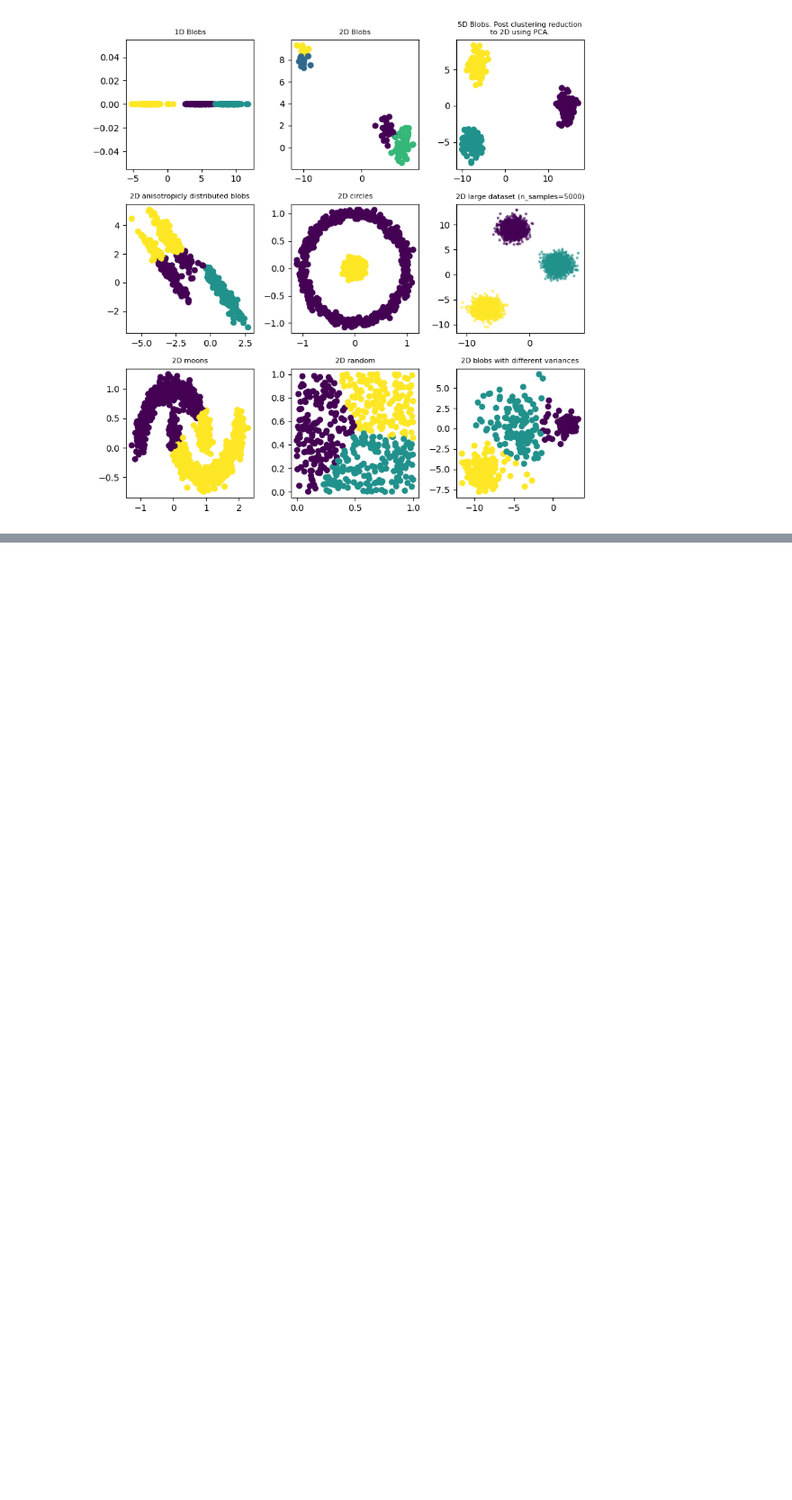
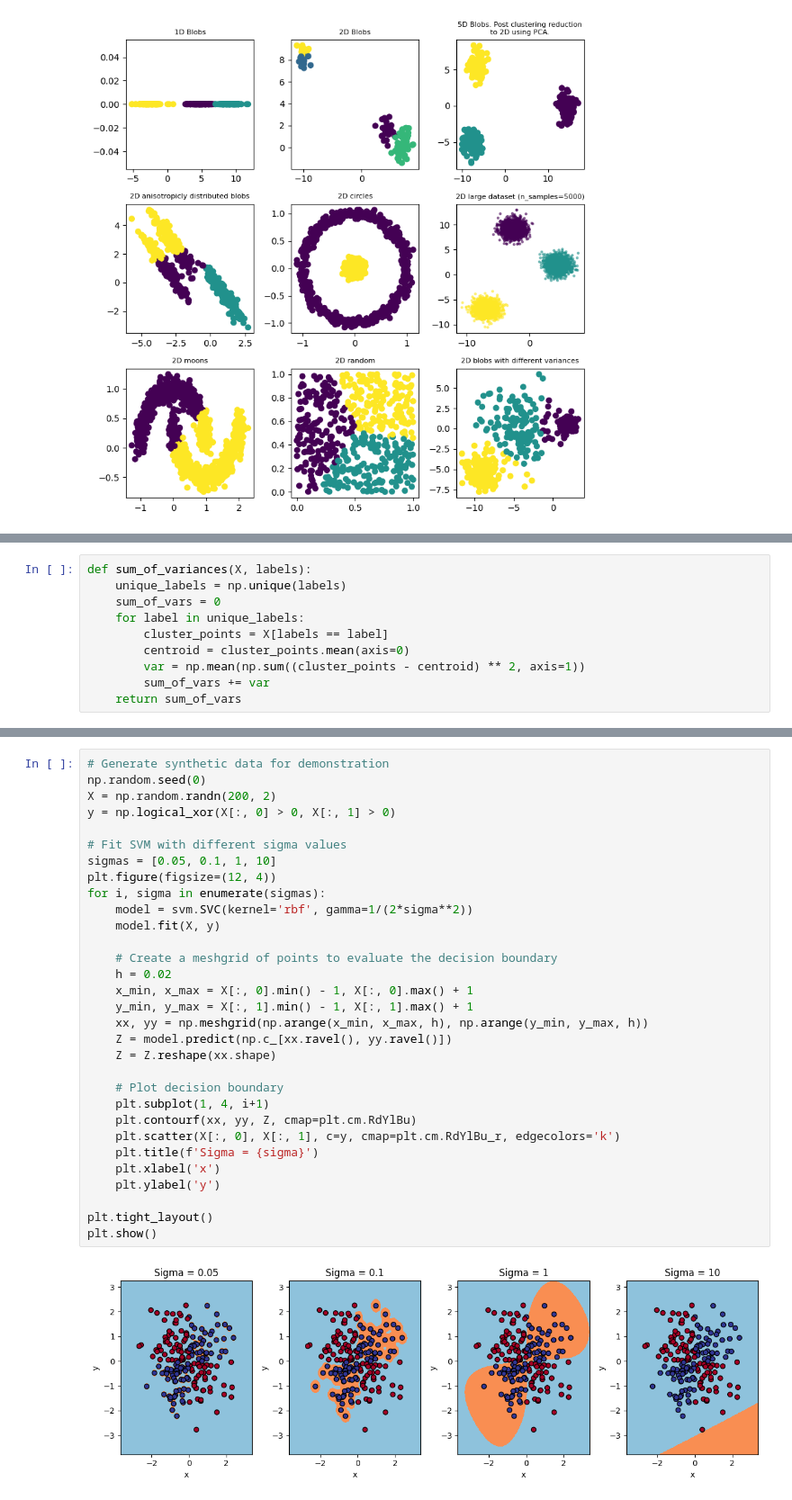
Before and after one commit to MLUX-University-of-Vienna/oster-bachelor-thesis, a Jupyter notebook: examples/kkmeans-evaluation.ipynb, the cells around one changed output, grey strips where cells are left out. Shown at 90% size. Drawn from its saved outputs; the diff is of its cells as text; blank space fills up the shorter version.

```diff
--- a/examples/kkmeans-evaluation.ipynb
+++ b/examples/kkmeans-evaluation.ipynb
@@ -421,0 +453,10 @@ plt.show()
+# %%
+def sum_of_variances(X, labels):
+    unique_labels = np.unique(labels)
+    sum_of_vars = 0
+    for label in unique_labels:
+        cluster_points = X[labels == label]
+        centroid = cluster_points.mean(axis=0)
+        var = np.mean(np.sum((cluster_points - centroid) ** 2, axis=1))
+        sum_of_vars += var
+    return sum_of_vars
@@ -421,0 +557,33 @@ plt.show()
+# %%
+# Generate synthetic data for demonstration
+np.random.seed(0)
+X = np.random.randn(200, 2)
+y = np.logical_xor(X[:, 0] > 0, X[:, 1] > 0)
+
+# Fit SVM with different sigma values
+sigmas = [0.05, 0.1, 1, 10]
+plt.figure(figsize=(12, 4))
+for i, sigma in enumerate(sigmas):
+    model = svm.SVC(kernel='rbf', gamma=1/(2*sigma**2))
+    model.fit(X, y)
+
+    # Create a meshgrid of points to evaluate the decision boundary
+    h = 0.02
+    x_min, x_max = X[:, 0].min() - 1, X[:, 0].max() + 1
+    y_min, y_max = X[:, 1].min() - 1, X[:, 1].max() + 1
+    xx, yy = np.meshgrid(np.arange(x_min, x_max, h), np.arange(y_min, y_max, h))
+    Z = model.predict(np.c_[xx.ravel(), yy.ravel()])
+    Z = Z.reshape(xx.shape)
+
+    # Plot decision boundary
+    plt.subplot(1, 4, i+1)
+    plt.contourf(xx, yy, Z, cmap=plt.cm.RdYlBu)
+    plt.scatter(X[:, 0], X[:, 1], c=y, cmap=plt.cm.RdYlBu_r, edgecolors='k')
+    plt.title(f'Sigma = {sigma}')
+    plt.xlabel('x')
+    plt.ylabel('y')
+
+plt.tight_layout()
+plt.show()
+# %% [output]
+[figure, added]
```
Also changed, not shown: parts of 10 cells of this notebook.
